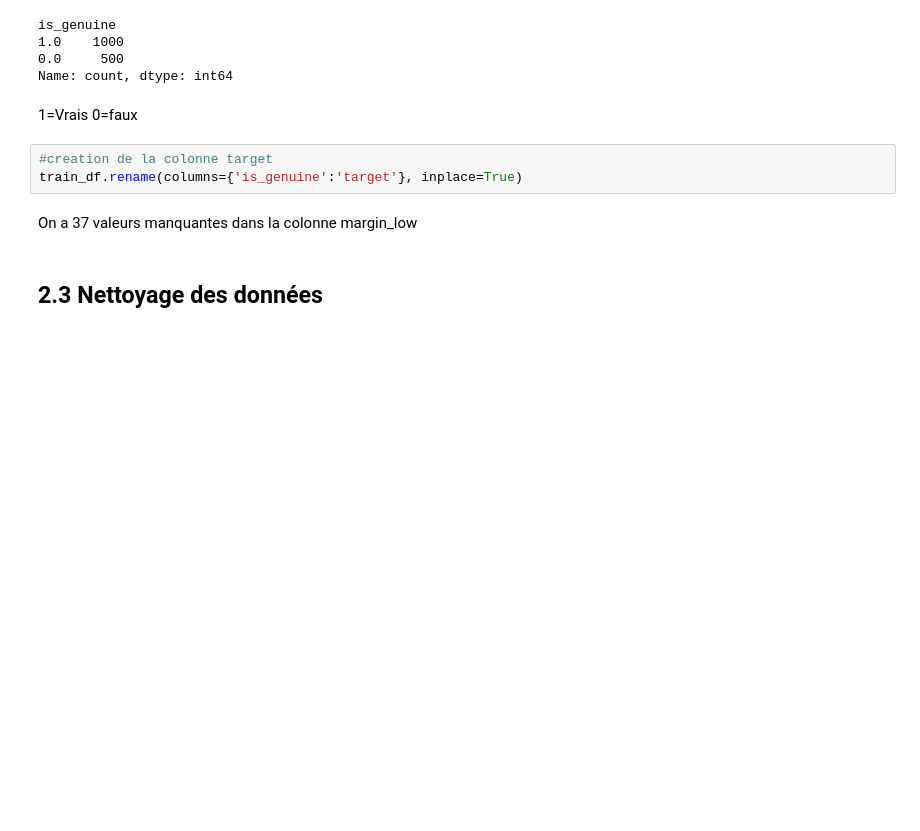
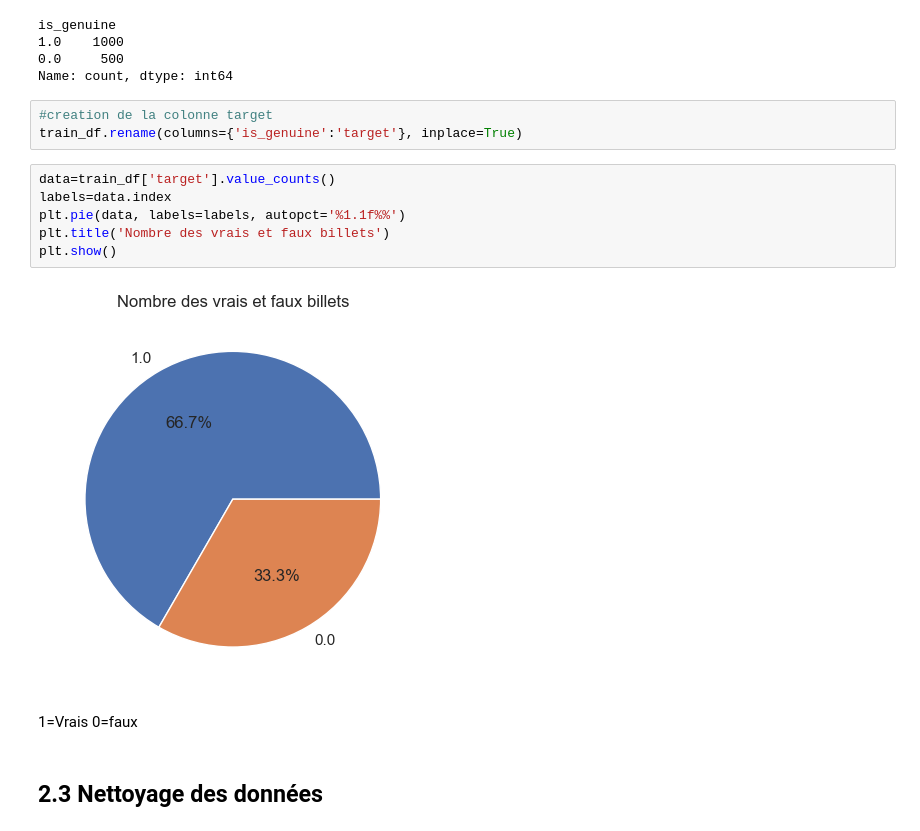
Before and after one commit to Nada-Lahbib/Project_10_Detection_des_faux_billets_avec_Python, a Jupyter notebook: notebooks/LAHBIB_Nada_1_notebook_022024.ipynb, the cells around one changed output. Cells and saved outputs as stored; diff of their text form; blank space fills up the shorter version.

```diff
--- a/notebooks/LAHBIB_Nada_1_notebook_022024.ipynb
+++ b/notebooks/LAHBIB_Nada_1_notebook_022024.ipynb
@@ -168,14 +169,20 @@ is_genuine
 1.0    1000
 0.0     500
 Name: count, dtype: int64
-# %% [markdown]
-1=Vrais
-0=faux
 # %%
 #creation de la colonne target
 train_df.rename(columns={'is_genuine':'target'}, inplace=True)
-# %% [markdown]
-On a 37 valeurs manquantes dans la colonne margin_low
+# %%
+data=train_df['target'].value_counts()
+labels=data.index
+plt.pie(data, labels=labels, autopct='%1.1f%%')
+plt.title('Nombre des vrais et faux billets')
+plt.show()
+# %% [output]
+[figure, added]
+# %% [markdown]
+1=Vrais
+0=faux
 # %% [markdown]
 ## 2.3 Nettoyage des données
 # %%
```
Also changed, not shown: parts of 34 cells of this notebook.
